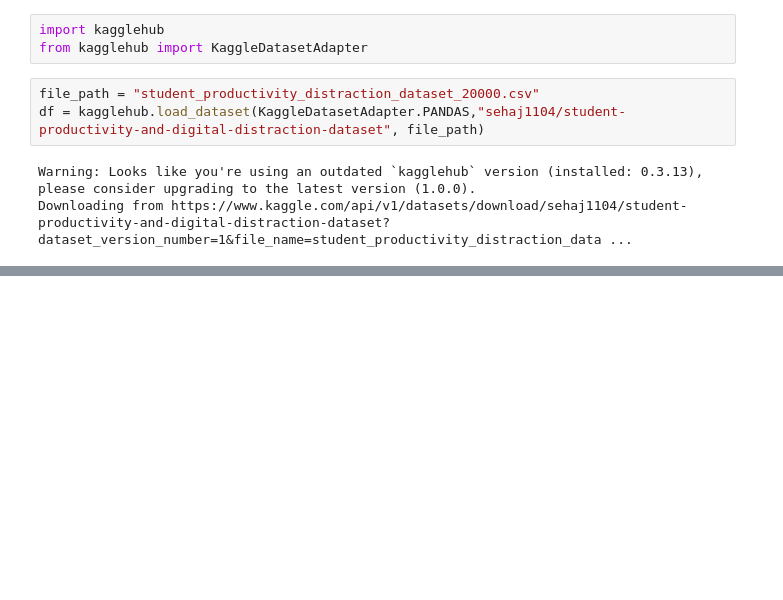
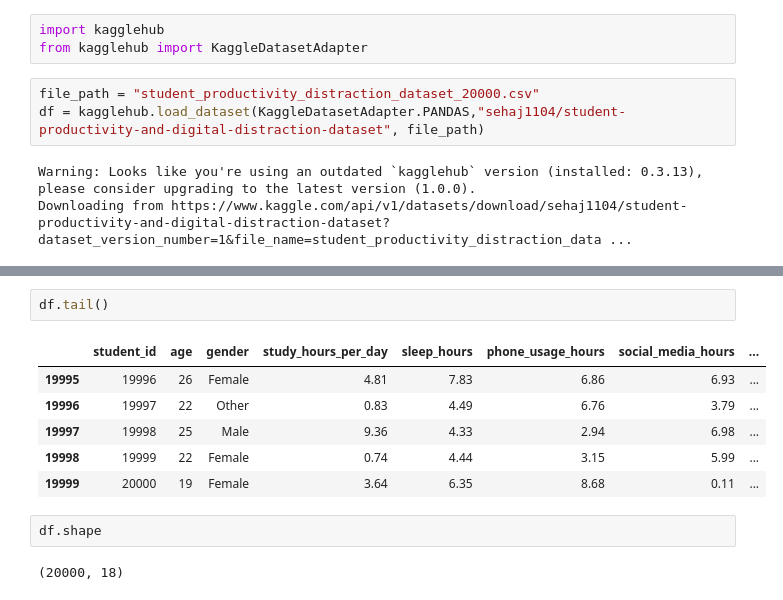
Before and after one commit to amarjithanand/Student-Productivity-Tracker, a Jupyter notebook: StudentProductivityTracker.ipynb, the cells around one changed output, grey strips where cells are left out. Drawn from its saved outputs; the diff is of its cells as text; blank space fills up the shorter version.

```diff
--- a/StudentProductivityTracker.ipynb
+++ b/StudentProductivityTracker.ipynb
@@ -31,0 +21,13 @@ print(df.head())
+# %%
+df.tail()
+# %% [output]
+|  | student_id | age | gender | study_hours_per_day | sleep_hours | phone_usage_hours | social_media_hours | ... |
+| 19995 | 19996 | 26 | Female | 4.81 | 7.83 | 6.86 | 6.93 | ... |
+| 19996 | 19997 | 22 | Other | 0.83 | 4.49 | 6.76 | 3.79 | ... |
+| 19997 | 19998 | 25 | Male | 9.36 | 4.33 | 2.94 | 6.98 | ... |
+| 19998 | 19999 | 22 | Female | 0.74 | 4.44 | 3.15 | 5.99 | ... |
+| 19999 | 20000 | 19 | Female | 3.64 | 6.35 | 8.68 | 0.11 | ... |
+# %%
+df.shape
+# %% [output]
+(20000, 18)
```
Also changed, not shown: parts of 2 cells of this notebook.
